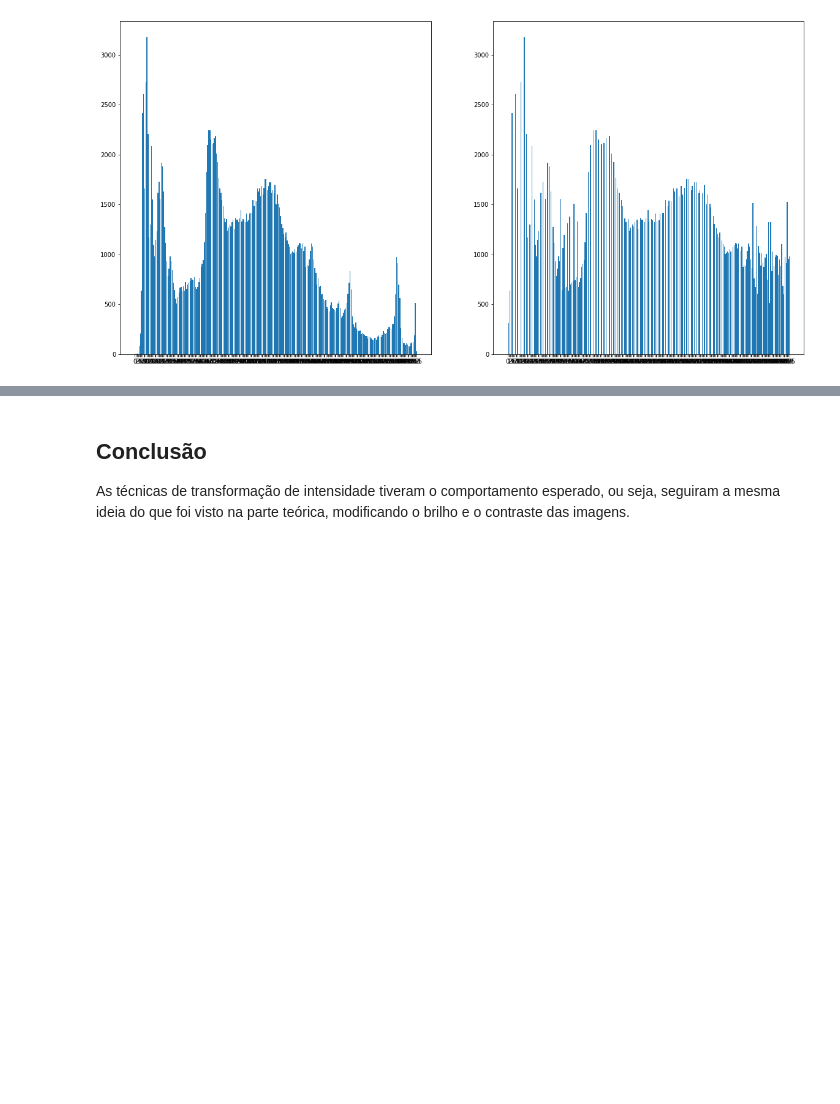
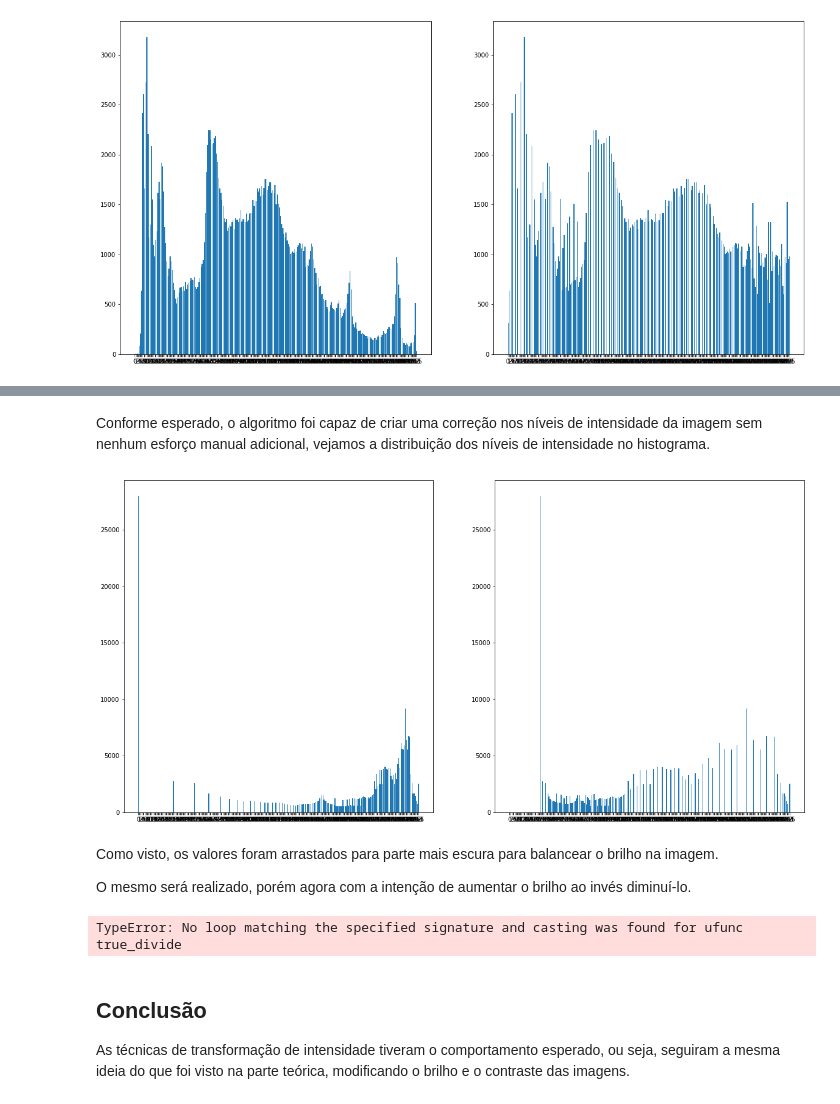
Before and after one commit to AlvaroCavalcante/digital-image-processing, a Jupyter notebook: PDI - Exercício 2.ipynb, the cells around one changed output, grey strips where cells are left out. Drawn from its saved outputs; the diff is of its cells as text; code cells hidden in the pictures; blank space fills up the shorter version.

```diff
--- a/PDI - Exercício 2.ipynb
+++ b/PDI - Exercício 2.ipynb
@@ -294,3 +329,23 @@ O histograma original e equalizado são exibidos acima, sendo possível notar um
+# %% [markdown]
+Conforme esperado, o algoritmo foi capaz de criar uma correção nos níveis de intensidade da imagem sem nenhum esforço manual adicional, vejamos a distribuição dos níveis de intensidade no histograma.
+# %%
+hist1 = instantiate_histogram()
+hist1 = count_intensity_values(hist1, log_image)
+hist2 = instantiate_histogram()
+hist2 = count_intensity_values(hist2, eq_img)
+plot_hist(hist1, hist2)
+# %% [output]
+[figure, added]
+# %% [markdown]
+Como visto, os valores foram arrastados para parte mais escura para balancear o brilho na imagem.
+
+O mesmo será realizado, porém agora com a intenção de aumentar o brilho ao invés diminuí-lo.
+# %%
+image2 = data.coins()
+pot_image = potential_trans(image2.copy(), 0.2)
+plt.imshow(pot_image, cmap='gray')
+# %% [output]
+TypeError: No loop matching the specified signature and casting was found for ufunc true_divide
 # %% [markdown]
 ## Conclusão
 As técnicas de transformação de intensidade tiveram o comportamento esperado, ou seja, seguiram a mesma ideia do que foi visto na parte teórica, modificando o brilho e o contraste das imagens.
```
Also changed, not shown: parts of 9 cells of this notebook, 1 other file.
